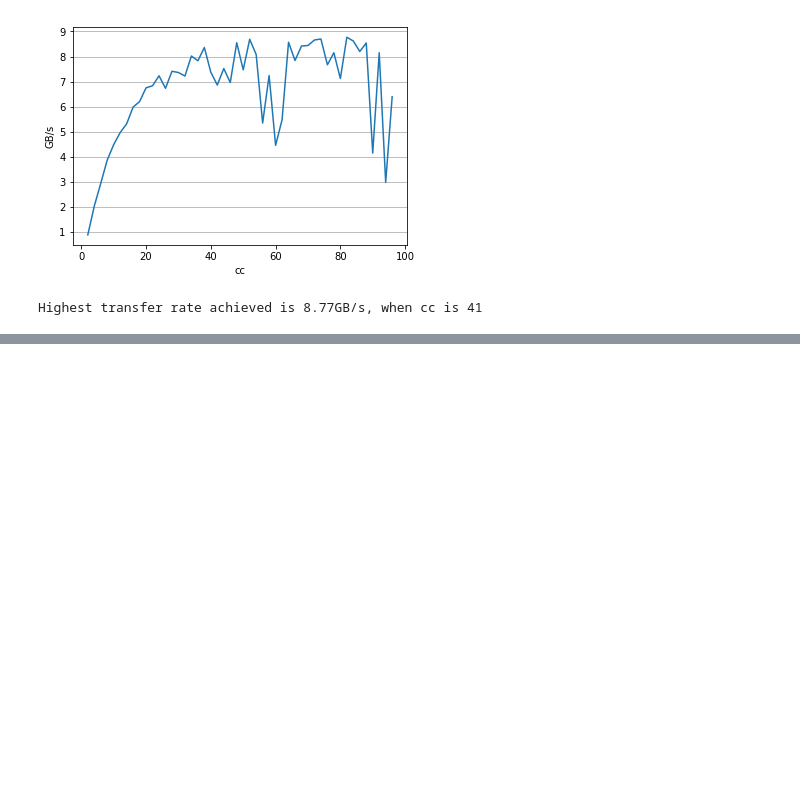
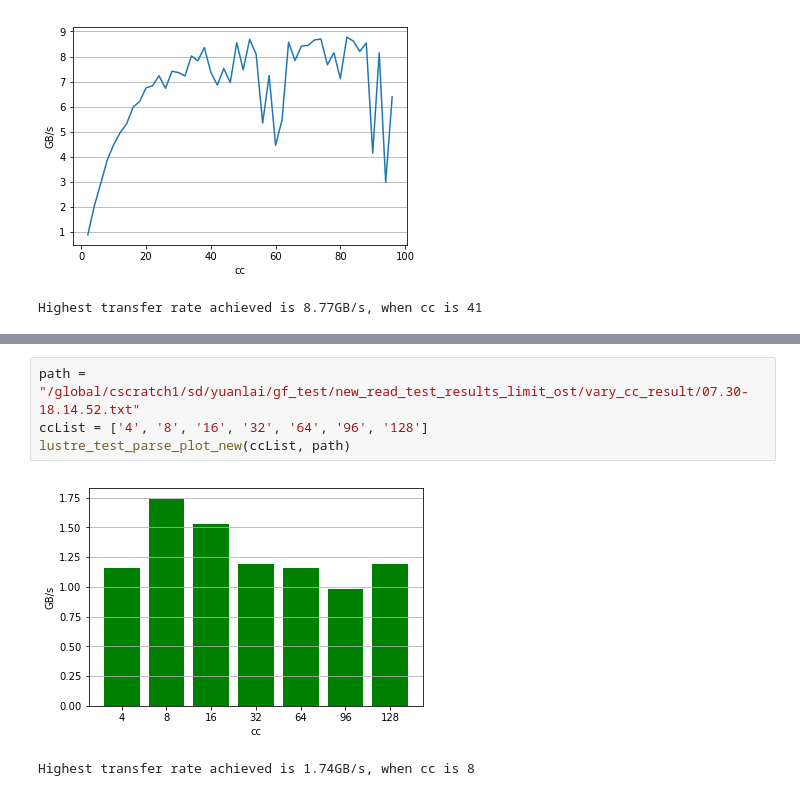
Before and after one commit to liuyuanlai/DTNSpeedTest, a Jupyter notebook: jupyter/parse_result_pres.ipynb, the cells around one changed output, grey strips where cells are left out. Saved outputs shown, nothing was run; the diff lists cells and outputs as text; blank space fills up the shorter version.

```diff
--- a/jupyter/parse_result_pres.ipynb
+++ b/jupyter/parse_result_pres.ipynb
@@ -413,0 +473,7 @@ Highest transfer rate achieved is 8.77GB/s, when cc is 41
+# %%
+path = "/global/cscratch1/sd/yuanlai/gf_test/new_read_test_results_limit_ost/vary_cc_result/07.30-18.14.52.txt"
+ccList = ['4', '8', '16', '32', '64', '96', '128']
+lustre_test_parse_plot_new(ccList, path)
+# %% [output]
+[figure, added]
+Highest transfer rate achieved is 1.74GB/s, when cc is 8
```
Also changed, not shown: parts of 6 cells of this notebook, 13 other files.
